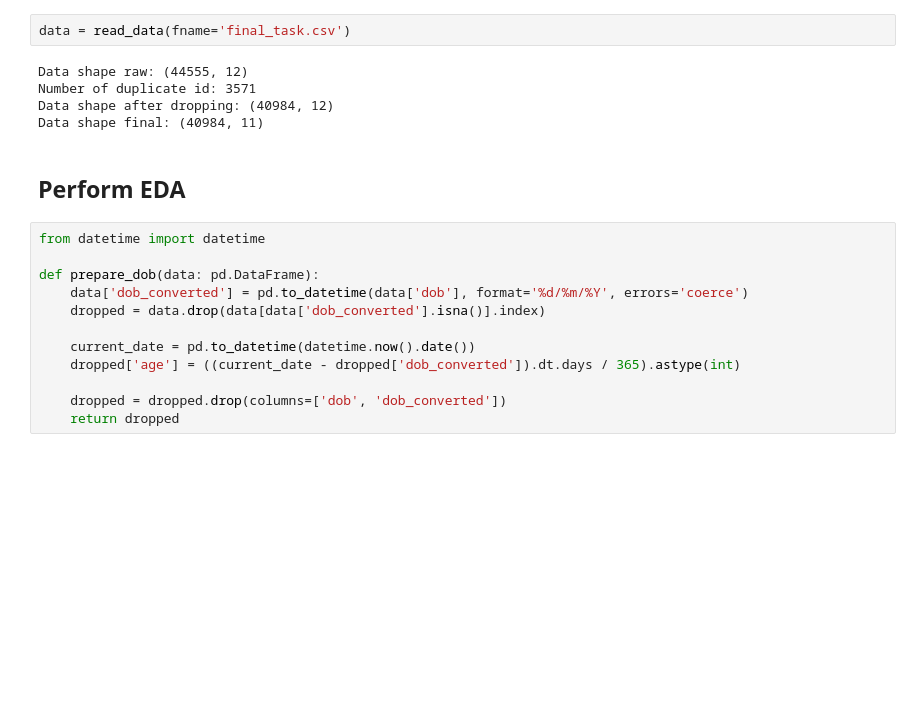
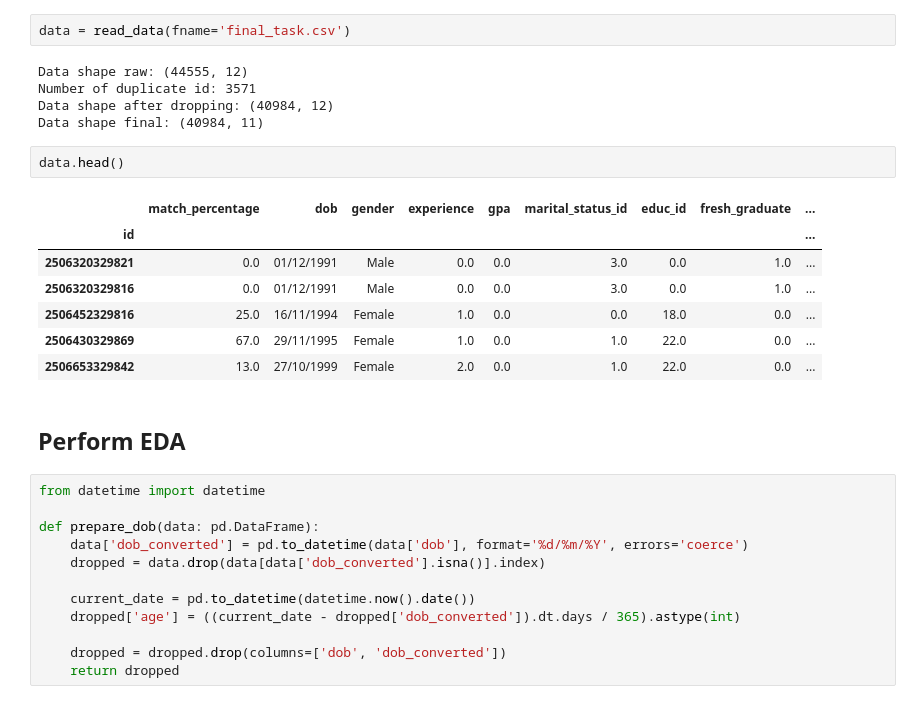
Before and after one commit to hafizha19/hired_prediction, a Jupyter notebook: final_task.ipynb, the cells around one changed output. Cells and saved outputs as stored; diff of their text form; blank space fills up the shorter version.

```diff
--- a/final_task.ipynb
+++ b/final_task.ipynb
@@ -29,6 +29,16 @@ Data shape raw: (44555, 12)
 Number of duplicate id: 3571
 Data shape after dropping: (40984, 12)
 Data shape final: (40984, 11)
+# %%
+data.head()
+# %% [output]
+|  | match_percentage | dob | gender | experience | gpa | marital_status_id | educ_id | fresh_graduate | ... |
+| id |  |  |  |  |  |  |  |  | ... |
+| 2506320329821 | 0.0 | 01/12/1991 | Male | 0.0 | 0.0 | 3.0 | 0.0 | 1.0 | ... |
+| 2506320329816 | 0.0 | 01/12/1991 | Male | 0.0 | 0.0 | 3.0 | 0.0 | 1.0 | ... |
+| 2506452329816 | 25.0 | 16/11/1994 | Female | 1.0 | 0.0 | 0.0 | 18.0 | 0.0 | ... |
+| 2506430329869 | 67.0 | 29/11/1995 | Female | 1.0 | 0.0 | 1.0 | 22.0 | 0.0 | ... |
+| 2506653329842 | 13.0 | 27/10/1999 | Female | 2.0 | 0.0 | 1.0 | 22.0 | 0.0 | ... |
 # %% [markdown]
 ## Perform EDA
 # %%
```
Also changed, not shown: parts of 3 cells of this notebook.
